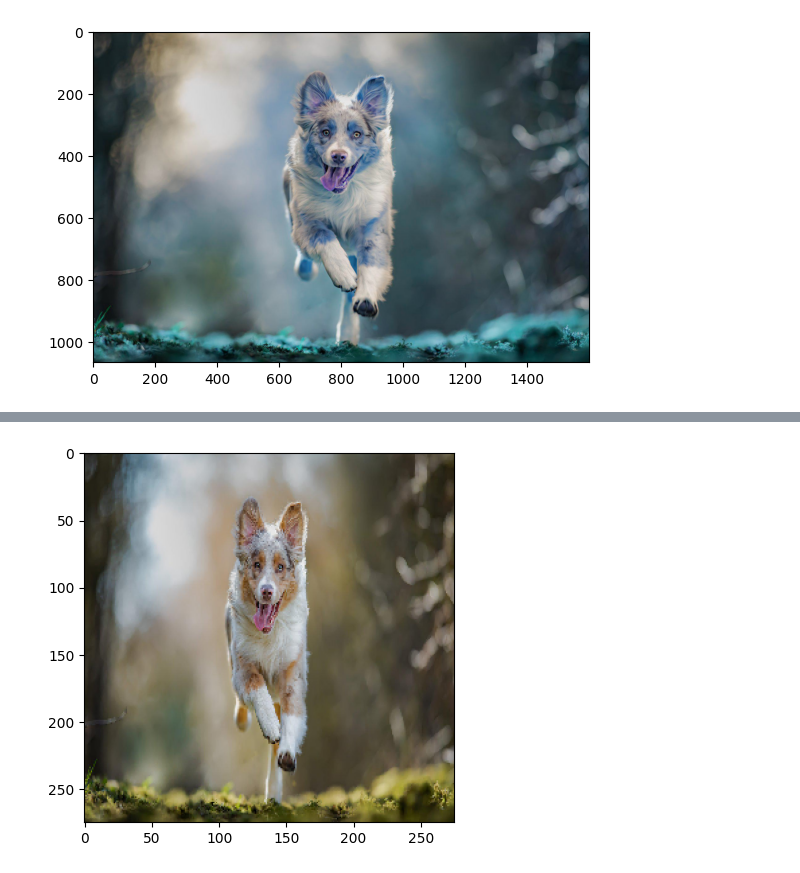
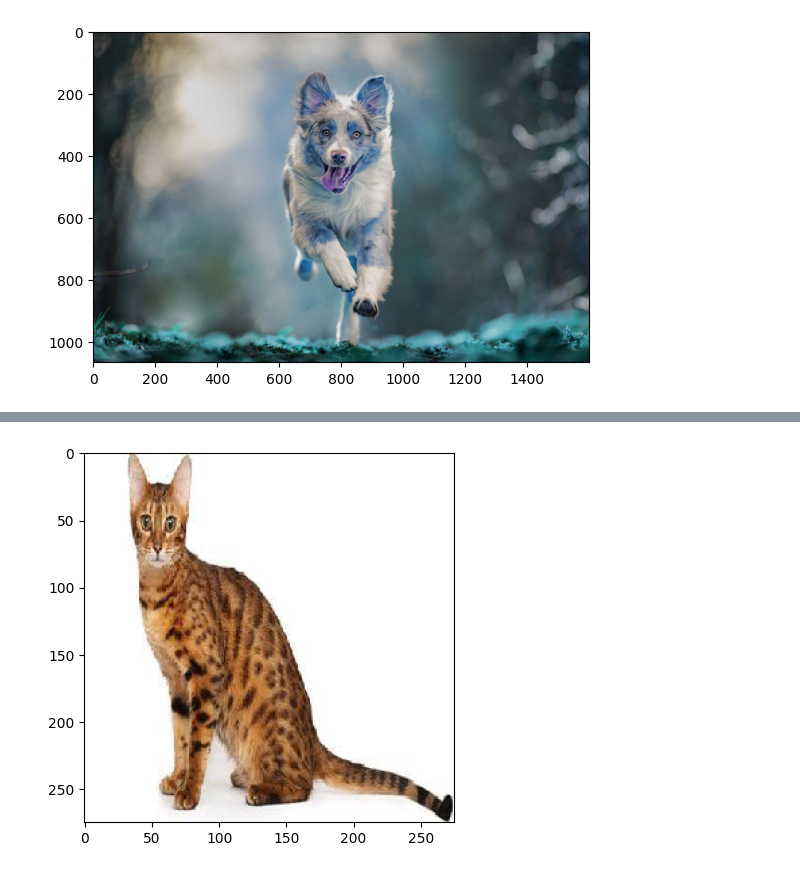
Before and after one commit to Adithyan-mp/Cat_vs_Dog, a Jupyter notebook: prog.ipynb, the cells around one changed output, grey strips where cells are left out. Cells and saved outputs as stored; diff of their text form; code cells hidden in the pictures.

```diff
--- a/prog.ipynb
+++ b/prog.ipynb
@@ -205,18 +205,17 @@ image_resize=cv2.resize(image,(275,275))
 from keras.preprocessing import image
 
 #Input image
-test_image = image.load_img('./train/dogs/dog_0.jpg',target_size=(275,275))
+test_image = image.load_img('./train/cats/cat_137.jpg',target_size=(275,275))
 
 #For show image
 plt.imshow(test_image)
 test_image = image.img_to_array(test_image)
 test_image = np.expand_dims(test_image,axis=0)
-
+print(test_image.shape)
 # Result array
 result = model.predict(test_image)
 
 #Mapping result array with the main name list
-i=0
 if(tf.nn.sigmoid(result)>=0.5):
   print("Dog")
 else:
@@ -226,2 +226,2 @@ else:
 Dog
-[figure, old version]
+[figure, new version]
```
Also changed, not shown: parts of 1 cell of this notebook, 7 other files.
